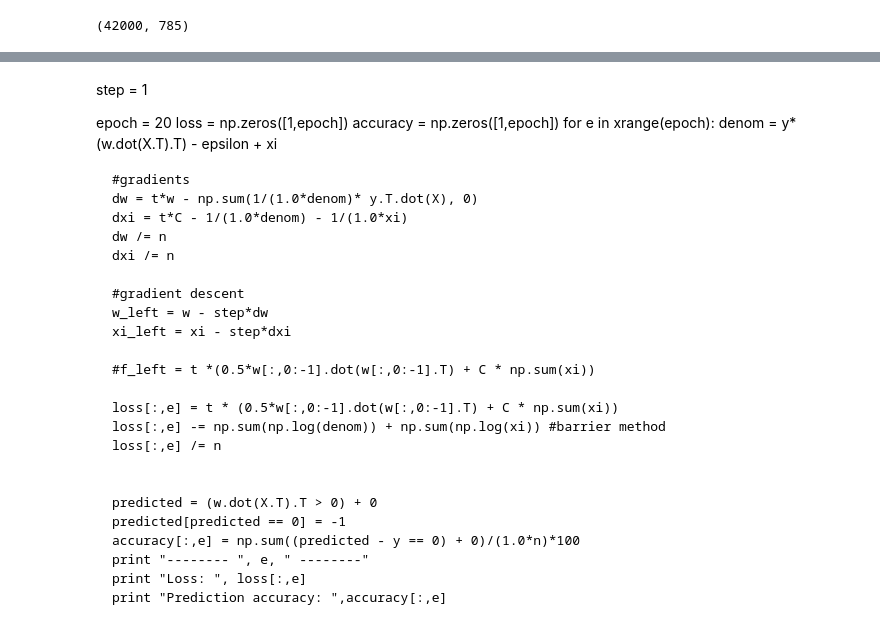
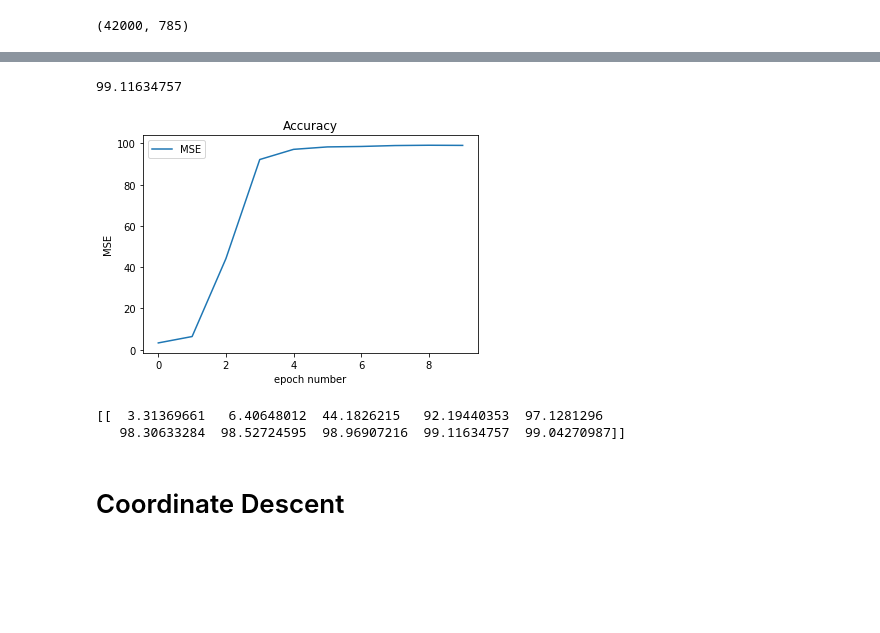
Before and after one commit to Abasyoni/Convex-Optimization---multi-armed-bandit, a Jupyter notebook: gradientDescent-Copy.ipynb, the cells around one changed output, grey strips where cells are left out. Cells and saved outputs as stored; diff of their text form; code cells hidden in the pictures; blank space fills up the shorter version.

Commit message:
gradient descent w/ backtracking and coordinate descent - oyku

```diff
--- a/gradientDescent-Copy.ipynb
+++ b/gradientDescent-Copy.ipynb
@@ -176,0 +97,2 @@ print accuracy[:,-1]
+# %%
+initial_w = np.random.rand(1,d)*1e-3
@@ -177,2 +169,22 @@ print accuracy[:,-1]
+# %%
+predict_test = w.dot(test.T).T
+predicted_test = (predict_test > 0) + 0
+predicted_test[predicted_test == 0] = -1
+accuracy_test = np.sum((predicted_test == test_y) + 0)/(1.0*test_y.shape[0]) * 100
+print accuracy_test
+# %% [output]
+99.11634757
+# %%
+plt.plot(accuracy.T, label='MSE')
+plt.title('Accuracy' )
+plt.xlabel('epoch number')
+plt.ylabel('MSE')
+plt.legend()
+plt.show()
+# %% [output]
+[figure, added]
 # %%
-print predicted
+print accuracy
+# %% [output]
+[[  3.31369661   6.40648012  44.1826215   92.19440353  97.1281296
+   98.30633284  98.52724595  98.96907216  99.11634757  99.04270987]]
@@ -181,32 +191,2 @@ print y
-# %% [markdown]
-step = 1
-
-epoch = 20
-loss = np.zeros([1,epoch])
-accuracy = np.zeros([1,epoch])
-for e in xrange(epoch):
-    denom = y*(w.dot(X.T).T) - epsilon + xi
-
-    #gradients
-    dw = t*w - np.sum(1/(1.0*denom)* y.T.dot(X), 0)
-    dxi = t*C - 1/(1.0*denom) - 1/(1.0*xi)
-    dw /= n
-    dxi /= n
-
-    #gradient descent
-    w_left = w - step*dw
-    xi_left = xi - step*dxi
-
-    #f_left = t *(0.5*w[:,0:-1].dot(w[:,0:-1].T) + C * np.sum(xi))
-
-    loss[:,e] = t * (0.5*w[:,0:-1].dot(w[:,0:-1].T) + C * np.sum(xi))
-    loss[:,e] -= np.sum(np.log(denom)) + np.sum(np.log(xi)) #barrier method
-    loss[:,e] /= n
-
-
-    predicted = (w.dot(X.T).T > 0) + 0
-    predicted[predicted == 0] = -1
-    accuracy[:,e] = np.sum((predicted - y == 0) + 0)/(1.0*n)*100
-    print "-------- ", e, " --------"
-    print "Loss: ", loss[:,e]
-    print "Prediction accuracy: ",accuracy[:,e]
+# %% [markdown]
+# Coordinate Descent
```
Also changed, not shown: parts of 17 cells of this notebook.
